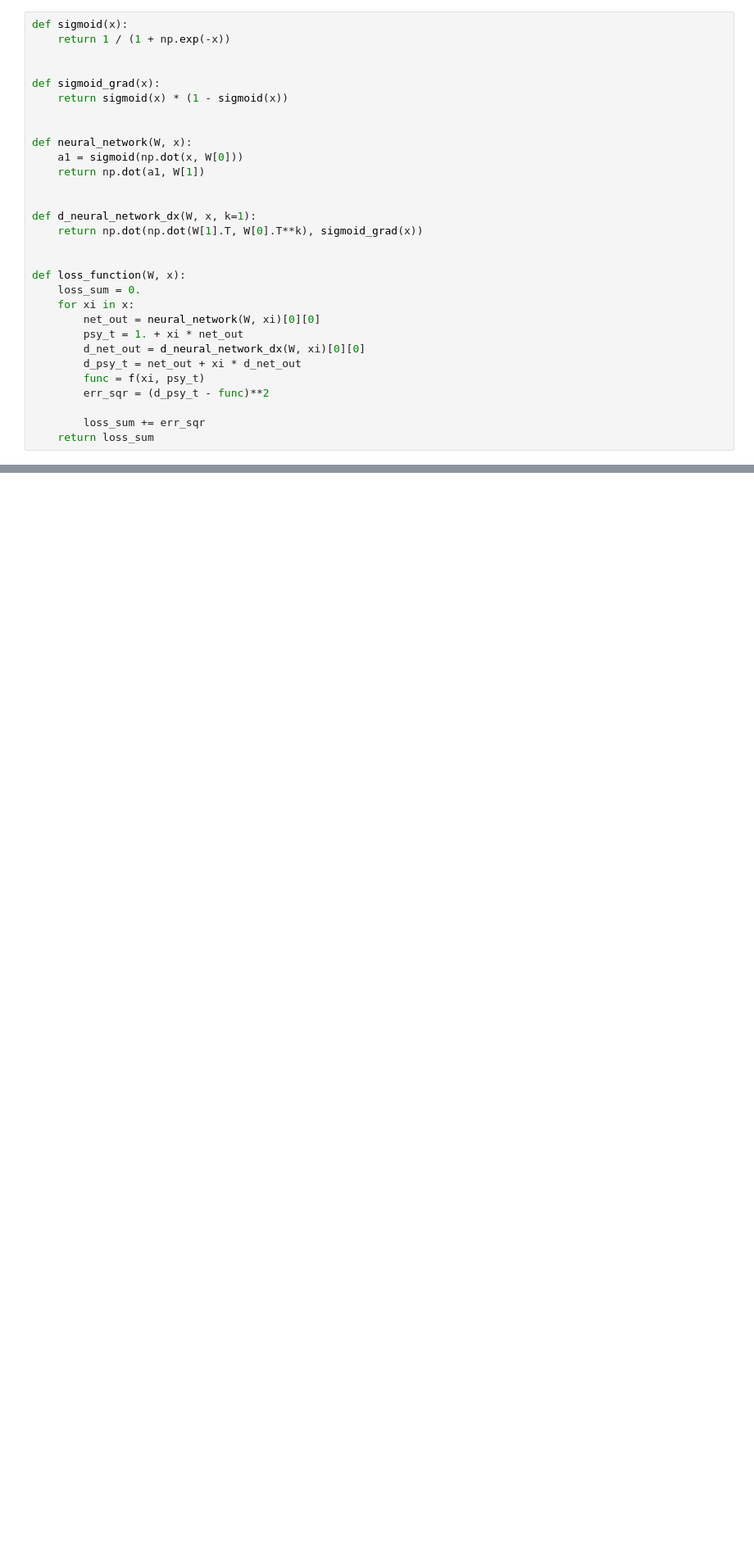
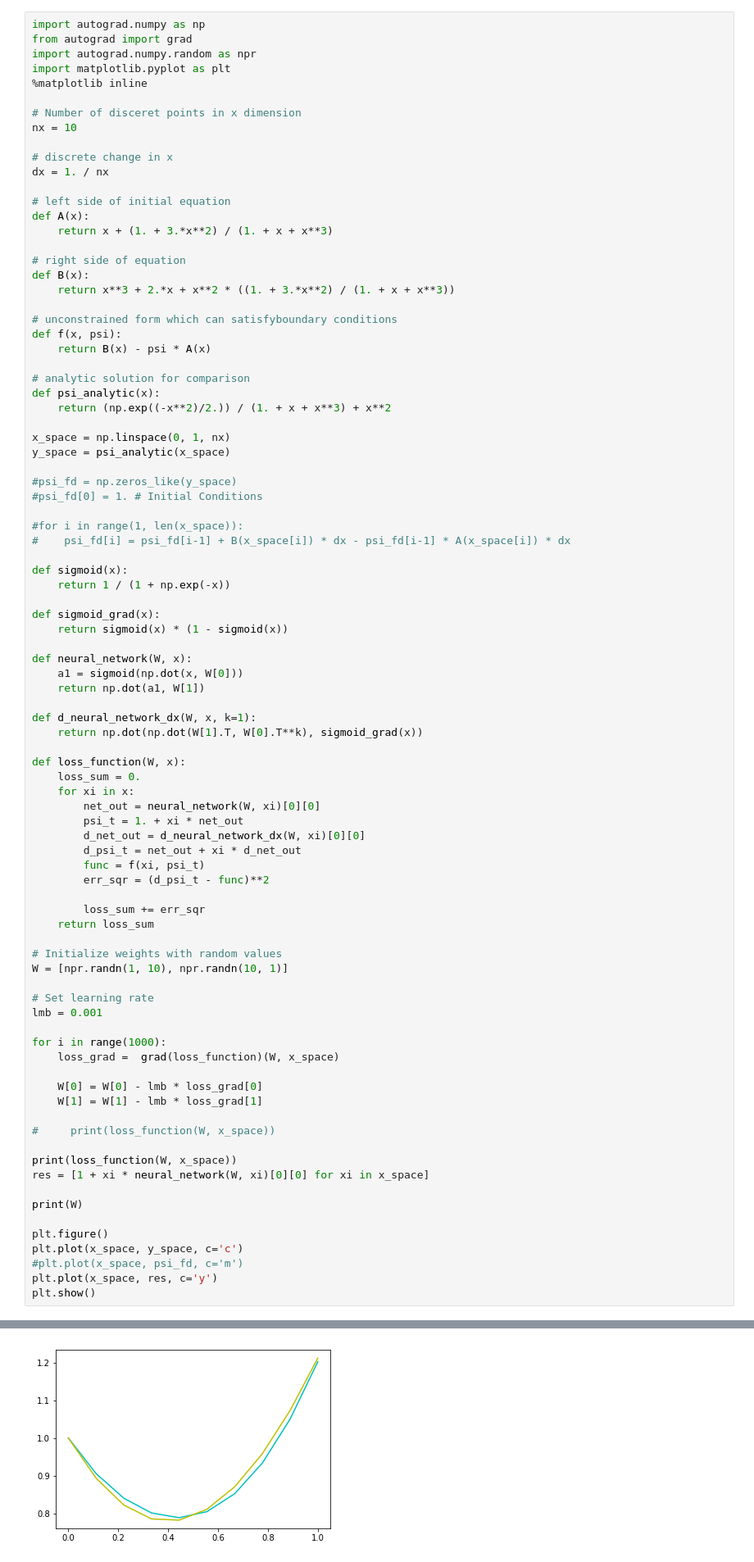
Before and after one commit to anhnguyendepocen/py-optimization, a Jupyter notebook: 11 - Solving Differential Equations with Neural Networks.ipynb, the cells around one changed output, grey strips where cells are left out. Shown: that part at 82% size. Saved outputs shown, nothing was run; the diff lists cells and outputs as text; blank space fills up the shorter version.

```diff
--- a/11 - Solving Differential Equations with Neural Networks.ipynb
+++ b/11 - Solving Differential Equations with Neural Networks.ipynb
@@ -364,30 +294,89 @@ plt.show()
 # %%
+import autograd.numpy as np
+from autograd import grad
+import autograd.numpy.random as npr
+import matplotlib.pyplot as plt
+%matplotlib inline
+
+# Number of disceret points in x dimension
+nx = 10
+
+# discrete change in x
+dx = 1. / nx
+
+# left side of initial equation
+def A(x):
+    return x + (1. + 3.*x**2) / (1. + x + x**3)
+
+# right side of equation
+def B(x):
+    return x**3 + 2.*x + x**2 * ((1. + 3.*x**2) / (1. + x + x**3))
+
+# unconstrained form which can satisfyboundary conditions
+def f(x, psi):
+    return B(x) - psi * A(x)
+
+# analytic solution for comparison
+def psi_analytic(x):
+    return (np.exp((-x**2)/2.)) / (1. + x + x**3) + x**2
+
+x_space = np.linspace(0, 1, nx)
+y_space = psi_analytic(x_space)
+
+#psi_fd = np.zeros_like(y_space)
+#psi_fd[0] = 1. # Initial Conditions
+
+#for i in range(1, len(x_space)):
+#    psi_fd[i] = psi_fd[i-1] + B(x_space[i]) * dx - psi_fd[i-1] * A(x_space[i]) * dx
+
 def sigmoid(x):
     return 1 / (1 + np.exp(-x))
 
-
 def sigmoid_grad(x):
     return sigmoid(x) * (1 - sigmoid(x))
-
 
 def neural_network(W, x):
     a1 = sigmoid(np.dot(x, W[0]))
     return np.dot(a1, W[1])
 
-
 def d_neural_network_dx(W, x, k=1):
     return np.dot(np.dot(W[1].T, W[0].T**k), sigmoid_grad(x))
-
 
 def loss_function(W, x):
     loss_sum = 0.
     for xi in x:
         net_out = neural_network(W, xi)[0][0]
-        psy_t = 1. + xi * net_out
+        psi_t = 1. + xi * net_out
         d_net_out = d_neural_network_dx(W, xi)[0][0]
-        d_psy_t = net_out + xi * d_net_out
-        func = f(xi, psy_t)
-        err_sqr = (d_psy_t - func)**2
+        d_psi_t = net_out + xi * d_net_out
+        func = f(xi, psi_t)
+        err_sqr = (d_psi_t - func)**2
 
         loss_sum += err_sqr
     return loss_sum
+
+# Initialize weights with random values
+W = [npr.randn(1, 10), npr.randn(10, 1)]
+
+# Set learning rate
+lmb = 0.001
+
+for i in range(1000):
+    loss_grad =  grad(loss_function)(W, x_space)
+
+    W[0] = W[0] - lmb * loss_grad[0]
+    W[1] = W[1] - lmb * loss_grad[1]
+
+#     print(loss_function(W, x_space))
+
+print(loss_function(W, x_space))
+res = [1 + xi * neural_network(W, xi)[0][0] for xi in x_space]
+
+print(W)
+
+plt.figure()
+plt.plot(x_space, y_space, c='c')
+#plt.plot(x_space, psi_fd, c='m')
+plt.plot(x_space, res, c='y')
+plt.show()
+# %% [output]
@@ -393,0 +395 @@ def loss_function(W, x):
+[figure, added]
```
Also changed, not shown: parts of 17 cells of this notebook, 11 other files.
